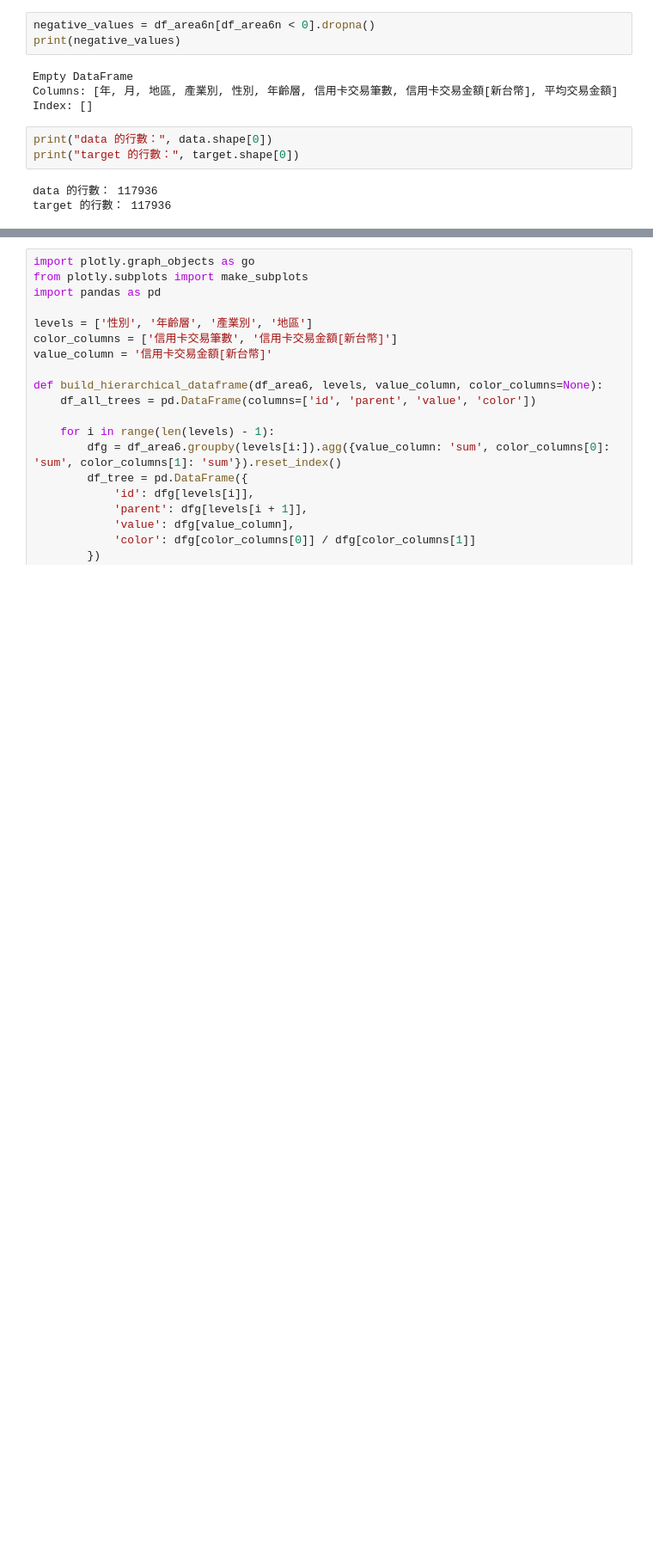
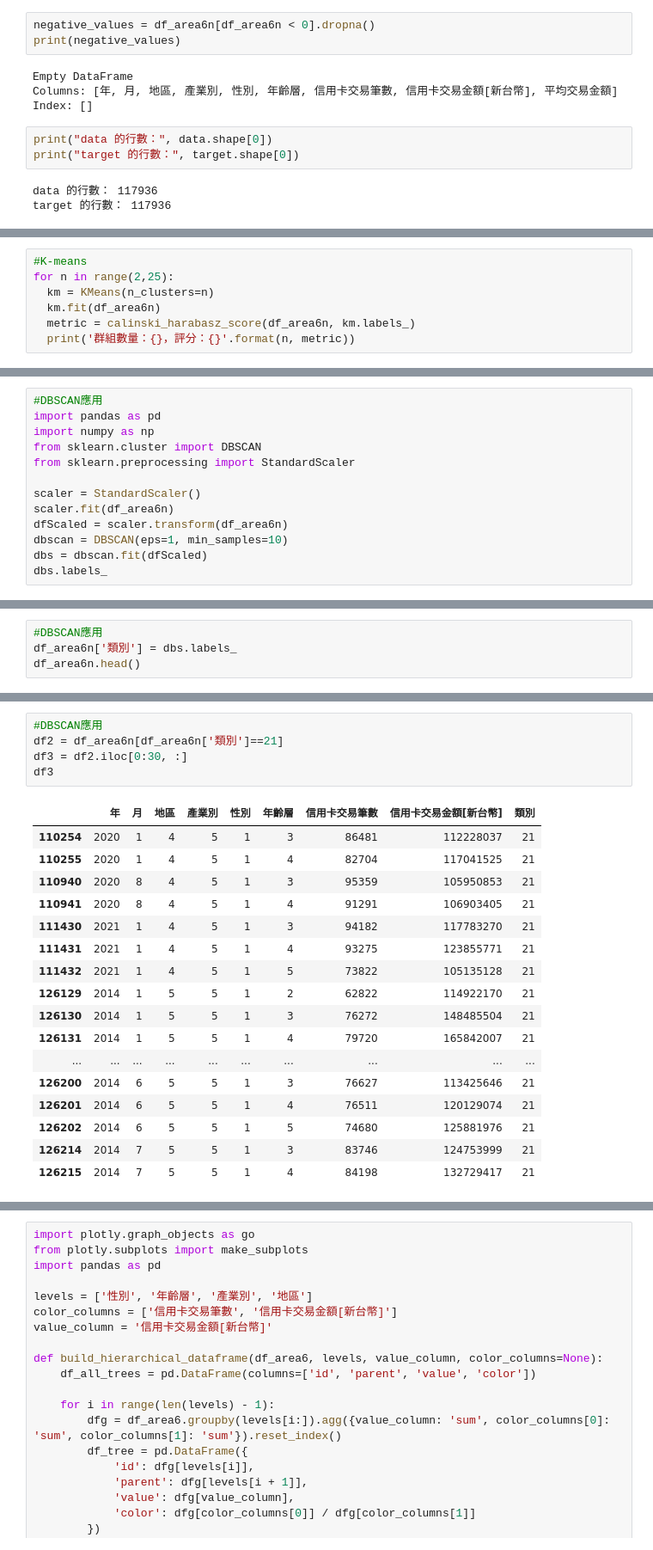
Before and after one commit to isabel112233/creditcard, a Jupyter notebook: test2.ipynb, the cells around one changed output, grey strips where cells are left out. Shown at 86% size. Saved outputs shown, nothing was run; the diff lists cells and outputs as text; blank space fills up the shorter version.

```diff
--- a/test2.ipynb
+++ b/test2.ipynb
@@ -889,0 +1050,7 @@ NameError: name 'df_area6n' is not defined
+# %%
+#K-means
+for n in range(2,25):
+  km = KMeans(n_clusters=n)
+  km.fit(df_area6n)
+  metric = calinski_harabasz_score(df_area6n, km.labels_)
+  print('群組數量：{}，評分：{}'.format(n, metric))
@@ -889,0 +1071,13 @@ NameError: name 'df_area6n' is not defined
+# %%
+#DBSCAN應用
+import pandas as pd
+import numpy as np
+from sklearn.cluster import DBSCAN
+from sklearn.preprocessing import StandardScaler
+
+scaler = StandardScaler()
+scaler.fit(df_area6n)
+dfScaled = scaler.transform(df_area6n)
+dbscan = DBSCAN(eps=1, min_samples=10)
+dbs = dbscan.fit(dfScaled)
+dbs.labels_
@@ -889,0 +1086,4 @@ NameError: name 'df_area6n' is not defined
+# %%
+#DBSCAN應用
+df_area6n['類別'] = dbs.labels_
+df_area6n.head()
@@ -889,0 +1097,23 @@ NameError: name 'df_area6n' is not defined
+# %%
+#DBSCAN應用
+df2 = df_area6n[df_area6n['類別']==21]
+df3 = df2.iloc[0:30, :]
+df3
+# %% [output]
+|  | 年 | 月 | 地區 | 產業別 | 性別 | 年齡層 | 信用卡交易筆數 | 信用卡交易金額[新台幣] | 類別 |
+| 110254 | 2020 | 1 | 4 | 5 | 1 | 3 | 86481 | 112228037 | 21 |
+| 110255 | 2020 | 1 | 4 | 5 | 1 | 4 | 82704 | 117041525 | 21 |
+| 110940 | 2020 | 8 | 4 | 5 | 1 | 3 | 95359 | 105950853 | 21 |
+| 110941 | 2020 | 8 | 4 | 5 | 1 | 4 | 91291 | 106903405 | 21 |
+| 111430 | 2021 | 1 | 4 | 5 | 1 | 3 | 94182 | 117783270 | 21 |
+| 111431 | 2021 | 1 | 4 | 5 | 1 | 4 | 93275 | 123855771 | 21 |
+| 111432 | 2021 | 1 | 4 | 5 | 1 | 5 | 73822 | 105135128 | 21 |
+| 126129 | 2014 | 1 | 5 | 5 | 1 | 2 | 62822 | 114922170 | 21 |
+| 126130 | 2014 | 1 | 5 | 5 | 1 | 3 | 76272 | 148485504 | 21 |
+| 126131 | 2014 | 1 | 5 | 5 | 1 | 4 | 79720 | 165842007 | 21 |
+| ... | ... | ... | ... | ... | ... | ... | ... | ... | ... |
+| 126200 | 2014 | 6 | 5 | 5 | 1 | 3 | 76627 | 113425646 | 21 |
+| 126201 | 2014 | 6 | 5 | 5 | 1 | 4 | 76511 | 120129074 | 21 |
+| 126202 | 2014 | 6 | 5 | 5 | 1 | 5 | 74680 | 125881976 | 21 |
+| 126214 | 2014 | 7 | 5 | 5 | 1 | 3 | 83746 | 124753999 | 21 |
+| 126215 | 2014 | 7 | 5 | 5 | 1 | 4 | 84198 | 132729417 | 21 |
```
Also changed, not shown: parts of 48 cells of this notebook, 3 other files.
